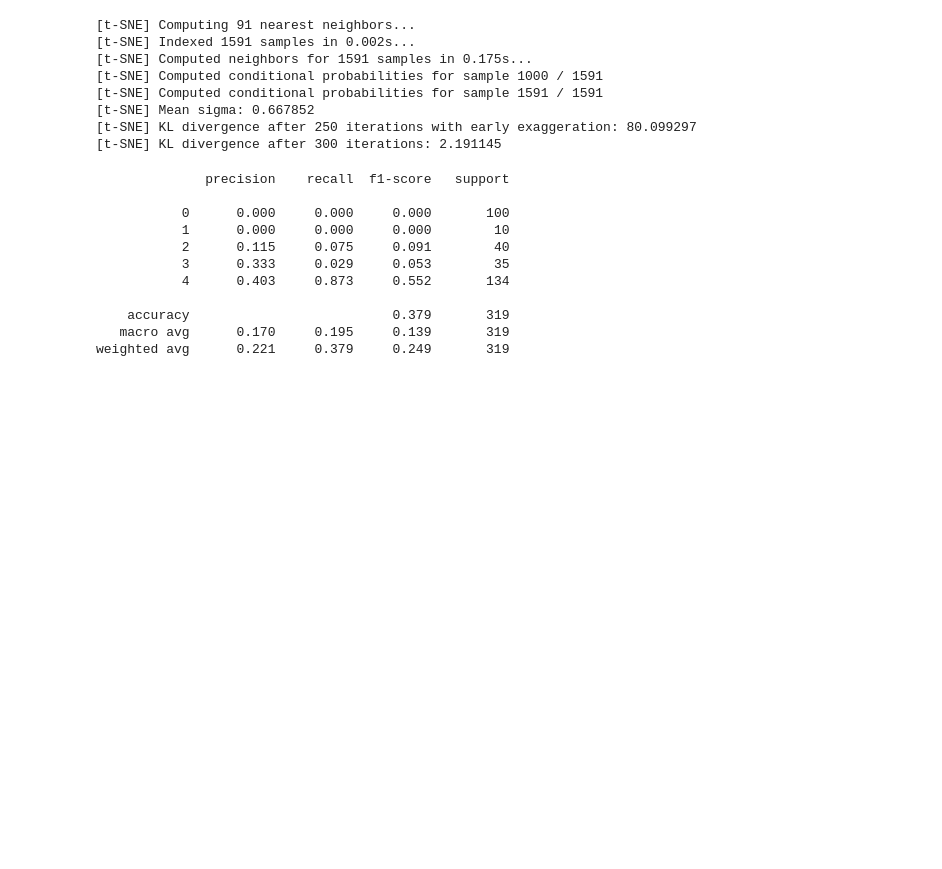
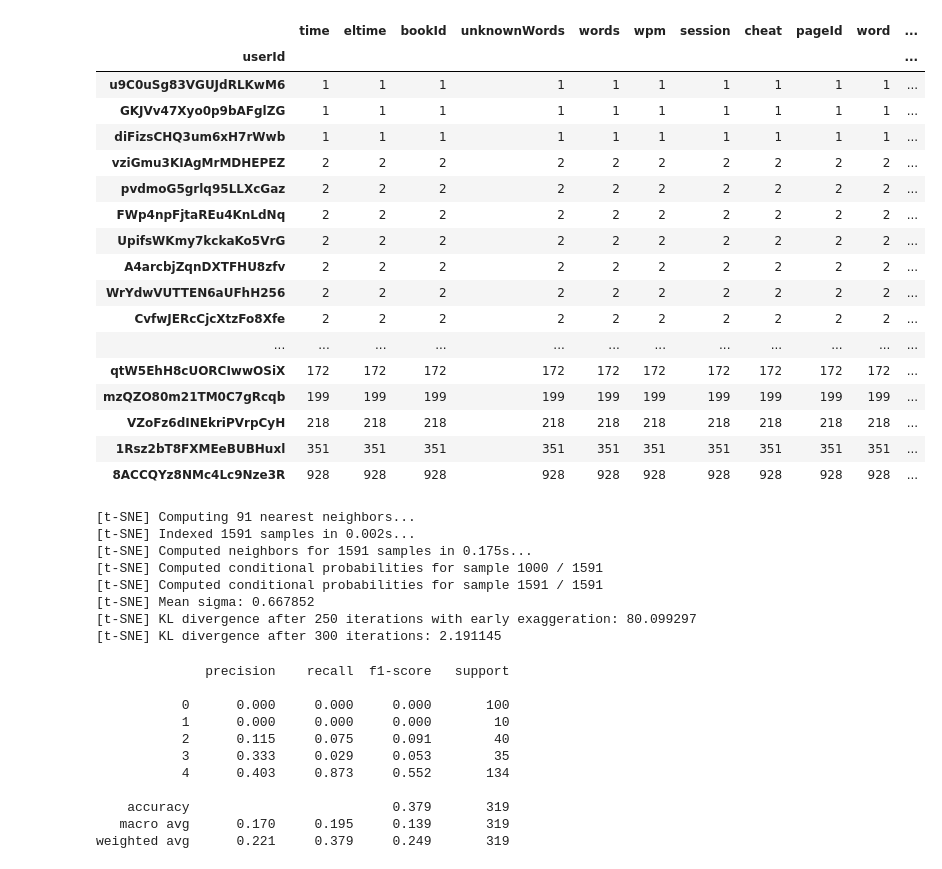
Before and after one commit to sunho/goranireader, a Jupyter notebook: backend/dataserver/notebooks/20200410 word2vec regression.ipynb, the cells around one changed output. Saved outputs shown, nothing was run; the diff lists cells and outputs as text; code cells hidden in the pictures; blank space fills up the shorter version.

```diff
--- a/backend/dataserver/notebooks/20200410 word2vec regression.ipynb
+++ b/backend/dataserver/notebooks/20200410 word2vec regression.ipynb
@@ -3,8 +3,29 @@ import gensim
 model = gensim.models.KeyedVectors.load_word2vec_format('GoogleNews-vectors-negative300.bin', binary=True)
 # %%
 from metaflow import Flow
-flow = Flow('PrepareFeatures').latest_successful_run
-raw_df = flow.data.clean_simple_features
+flow = Flow('PreprocessPaginate').latest_successful_run
+raw_df = flow.data.pages_df
+# %%
+raw_df.groupby('userId').agg('count').sort_values('pageId')
+# %% [output]
+|  | time | eltime | bookId | unknownWords | words | wpm | session | cheat | pageId | word | ... |
+| userId |  |  |  |  |  |  |  |  |  |  | ... |
+| u9C0uSg83VGUJdRLKwM6 | 1 | 1 | 1 | 1 | 1 | 1 | 1 | 1 | 1 | 1 | ... |
+| GKJVv47Xyo0p9bAFglZG | 1 | 1 | 1 | 1 | 1 | 1 | 1 | 1 | 1 | 1 | ... |
+| diFizsCHQ3um6xH7rWwb | 1 | 1 | 1 | 1 | 1 | 1 | 1 | 1 | 1 | 1 | ... |
+| vziGmu3KIAgMrMDHEPEZ | 2 | 2 | 2 | 2 | 2 | 2 | 2 | 2 | 2 | 2 | ... |
+| pvdmoG5grlq95LLXcGaz | 2 | 2 | 2 | 2 | 2 | 2 | 2 | 2 | 2 | 2 | ... |
+| FWp4npFjtaREu4KnLdNq | 2 | 2 | 2 | 2 | 2 | 2 | 2 | 2 | 2 | 2 | ... |
+| UpifsWKmy7kckaKo5VrG | 2 | 2 | 2 | 2 | 2 | 2 | 2 | 2 | 2 | 2 | ... |
+| A4arcbjZqnDXTFHU8zfv | 2 | 2 | 2 | 2 | 2 | 2 | 2 | 2 | 2 | 2 | ... |
+| WrYdwVUTTEN6aUFhH256 | 2 | 2 | 2 | 2 | 2 | 2 | 2 | 2 | 2 | 2 | ... |
+| CvfwJERcCjcXtzFo8Xfe | 2 | 2 | 2 | 2 | 2 | 2 | 2 | 2 | 2 | 2 | ... |
+| ... | ... | ... | ... | ... | ... | ... | ... | ... | ... | ... | ... |
+| qtW5EhH8cUORCIwwOSiX | 172 | 172 | 172 | 172 | 172 | 172 | 172 | 172 | 172 | 172 | ... |
+| mzQZO80m21TM0C7gRcqb | 199 | 199 | 199 | 199 | 199 | 199 | 199 | 199 | 199 | 199 | ... |
+| VZoFz6dINEkriPVrpCyH | 218 | 218 | 218 | 218 | 218 | 218 | 218 | 218 | 218 | 218 | ... |
+| 1Rsz2bT8FXMEeBUBHuxl | 351 | 351 | 351 | 351 | 351 | 351 | 351 | 351 | 351 | 351 | ... |
+| 8ACCQYz8NMc4Lc9Nze3R | 928 | 928 | 928 | 928 | 928 | 928 | 928 | 928 | 928 | 928 | ... |
 # %%
 df = raw_df.copy()
 # %%
```
Also changed, not shown: 15 other files.
